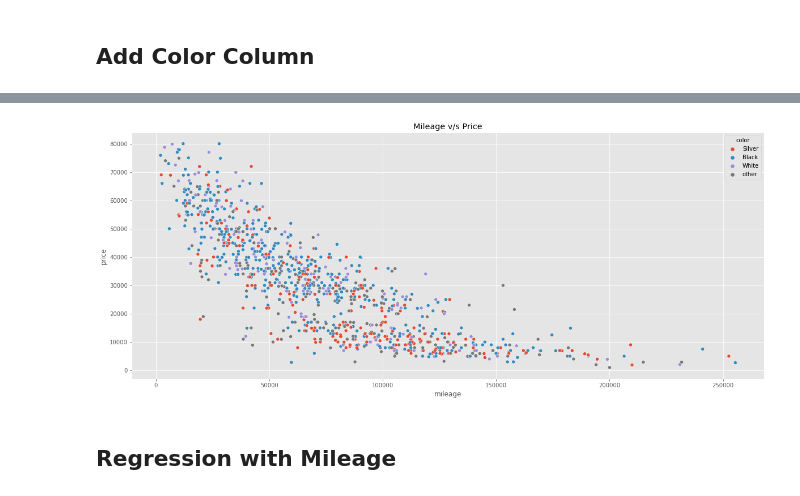
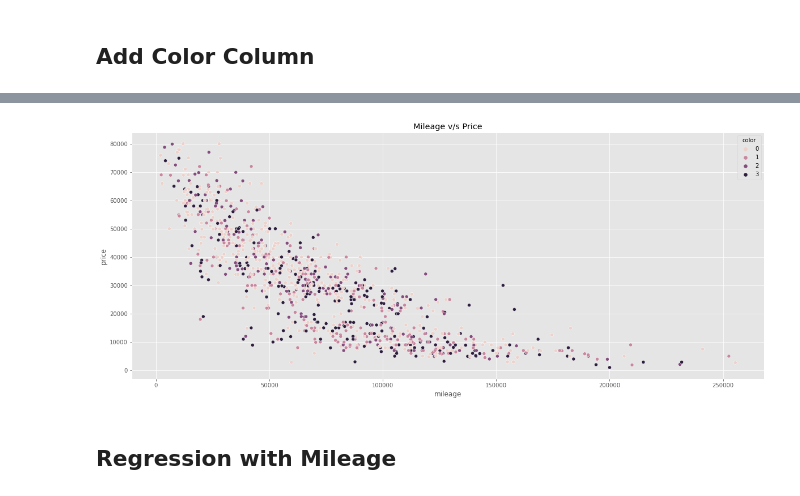
Before and after one commit to iamharkirat/STP-540, a Jupyter notebook: class_work.ipynb, the cells around one changed output, grey strips where cells are left out. Saved outputs shown, nothing was run; the diff lists cells and outputs as text; code cells hidden in the pictures.

```diff
--- a/class_work.ipynb
+++ b/class_work.ipynb
@@ -127,9 +131,9 @@ White     145
 Name: color, dtype: int64
 # %%
-sns.scatterplot(x=df['mileage'], y=df['price'], hue=df['color'])
+sns.scatterplot(x=df_categorical['mileage'], y=df_categorical['price'], hue=df_categorical['color'])
 plt.title('Mileage v/s Price');
 # %% [output]
-[figure, old version]
+[figure, new version]
 # %% [markdown]
 ## Regression with Mileage
 # %%
```
Also changed, not shown: parts of 15 cells of this notebook.
